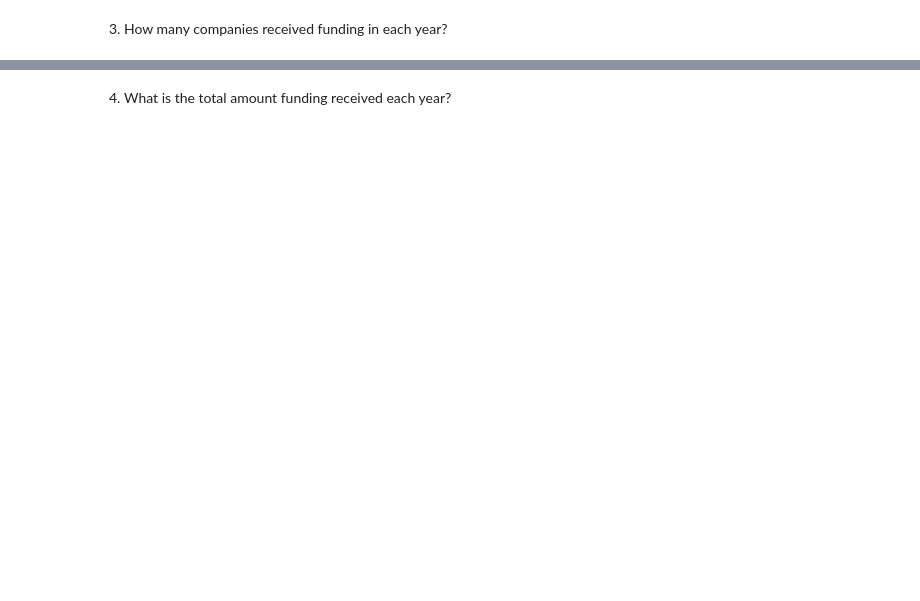
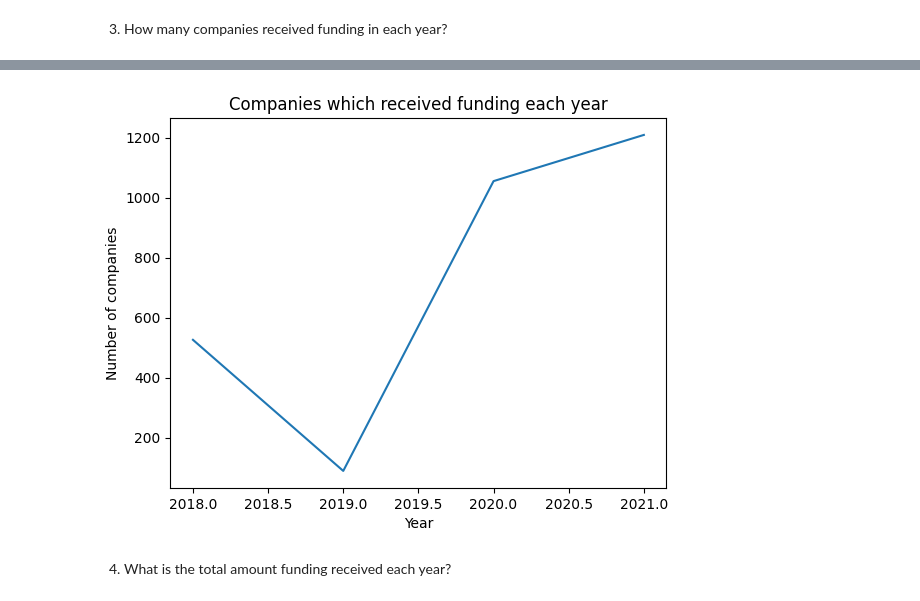
Before and after one commit to Dansoaa/LP1, a Jupyter notebook: lp1.ipynb, the cells around one changed output, grey strips where cells are left out. Drawn from its saved outputs; the diff is of its cells as text; code cells hidden in the pictures; blank space fills up the shorter version.

```diff
--- a/lp1.ipynb
+++ b/lp1.ipynb
@@ -746,10 +735,12 @@ year
 # %%
 plt.xlabel('Year')
 plt.ylabel('Number of companies')
 plt.title('Companies which received funding each year')
-sns.lineplot(y=year['Company Name'],x=year['Funding Year'])
+sns.lineplot(y=year['Company_Brand'],x=year['Funding Year'])
 
 plt.show()
+# %% [output]
+[figure, added]
 # %% [markdown]
 4. What is the total amount funding received each year?
 # %%
```
Also changed, not shown: parts of 33 cells of this notebook, 1 other file.
